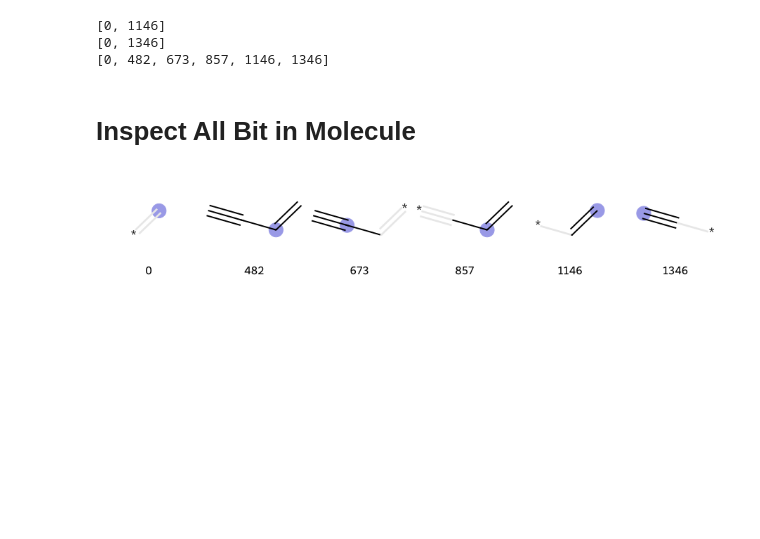
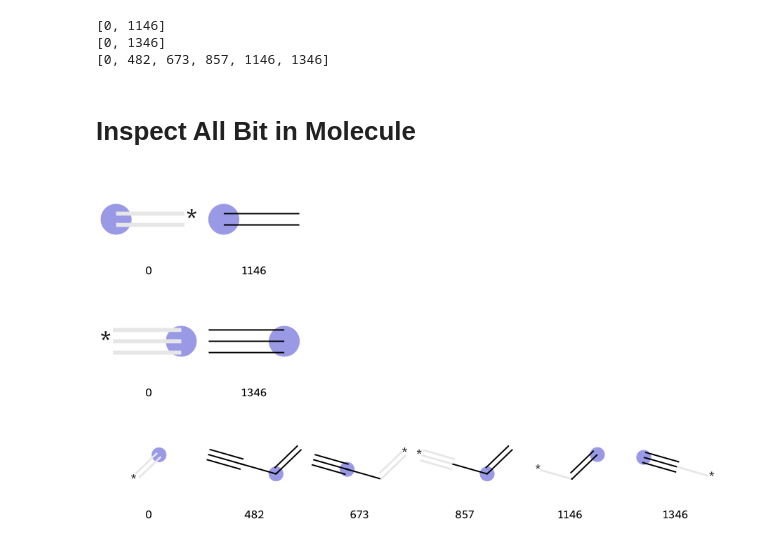
Before and after one commit to Sawahiko/SMILE_to_Feature, a Jupyter notebook: Problem 1_10_2023.ipynb, the cells around one changed output. Cells and saved outputs as stored; diff of their text form; code cells hidden in the pictures; blank space fills up the shorter version.

```diff
--- a/Problem 27_9_2023.ipynb
+++ b/Problem 1_10_2023.ipynb
@@ -99,6 +99,14 @@ fp_mol = GetHashedMorganFingerprint(mol, 3, bitInfo=bit_info_mol, useFeatures=Tr
 all_fragments = [(mol, x, bit_info_mol) for x in get_index_of_array_that_contain_1_in_any_position(list(fp_mol))]
 img3=Draw.DrawMorganBits(all_fragments[:], molsPerRow=6, legends=[str(x) for x in get_index_of_array_that_contain_1_in_any_position(list(fp_mol))][:])
 # %%
-img3
+img1
 # %% [output]
-[figure, old version]
+[figure, new version]
+# %%
+img2
+# %% [output]
+[figure, added]
+# %%
+img3
+# %% [output]
+[figure, added]
```
Also changed, not shown: 6 other files.
